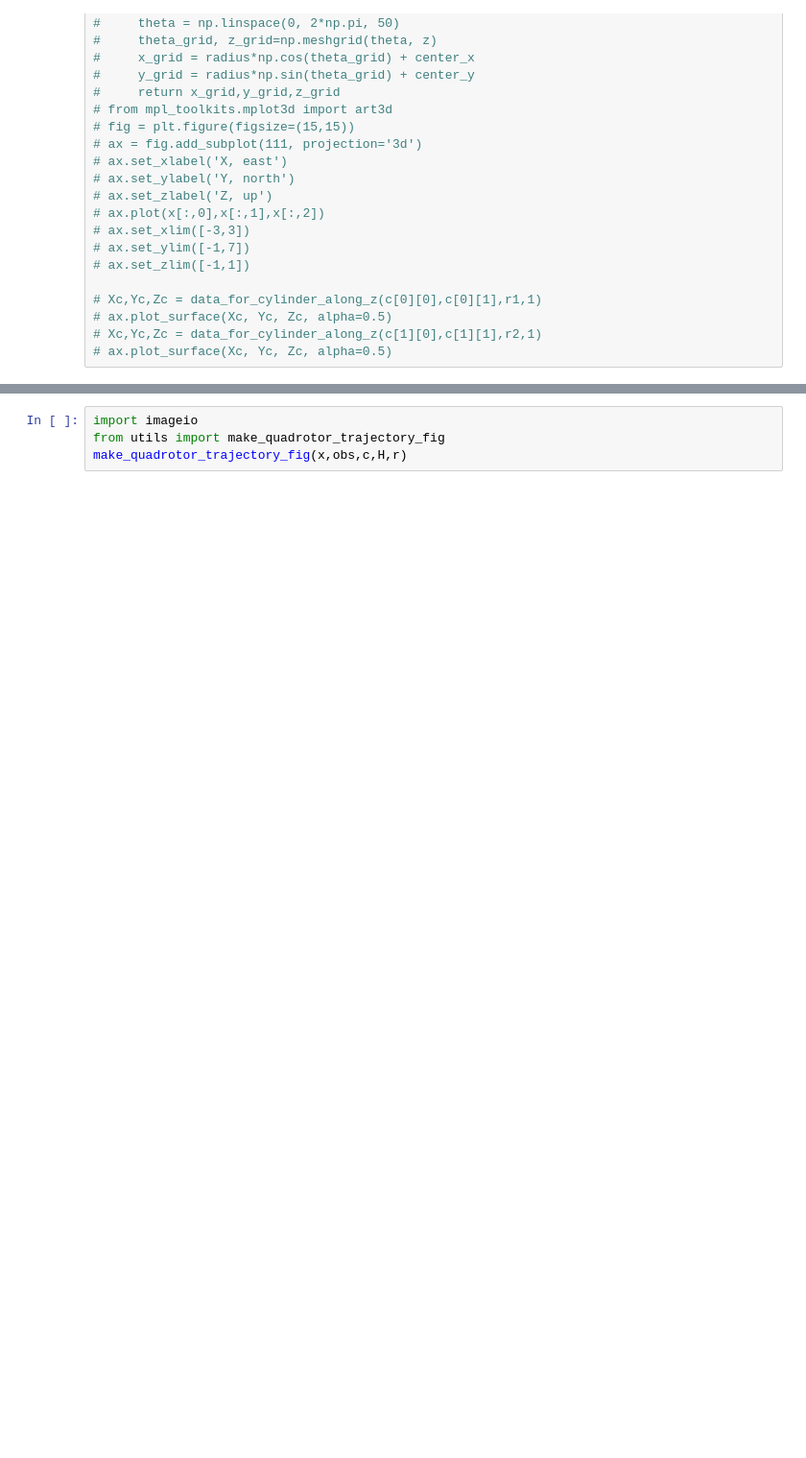
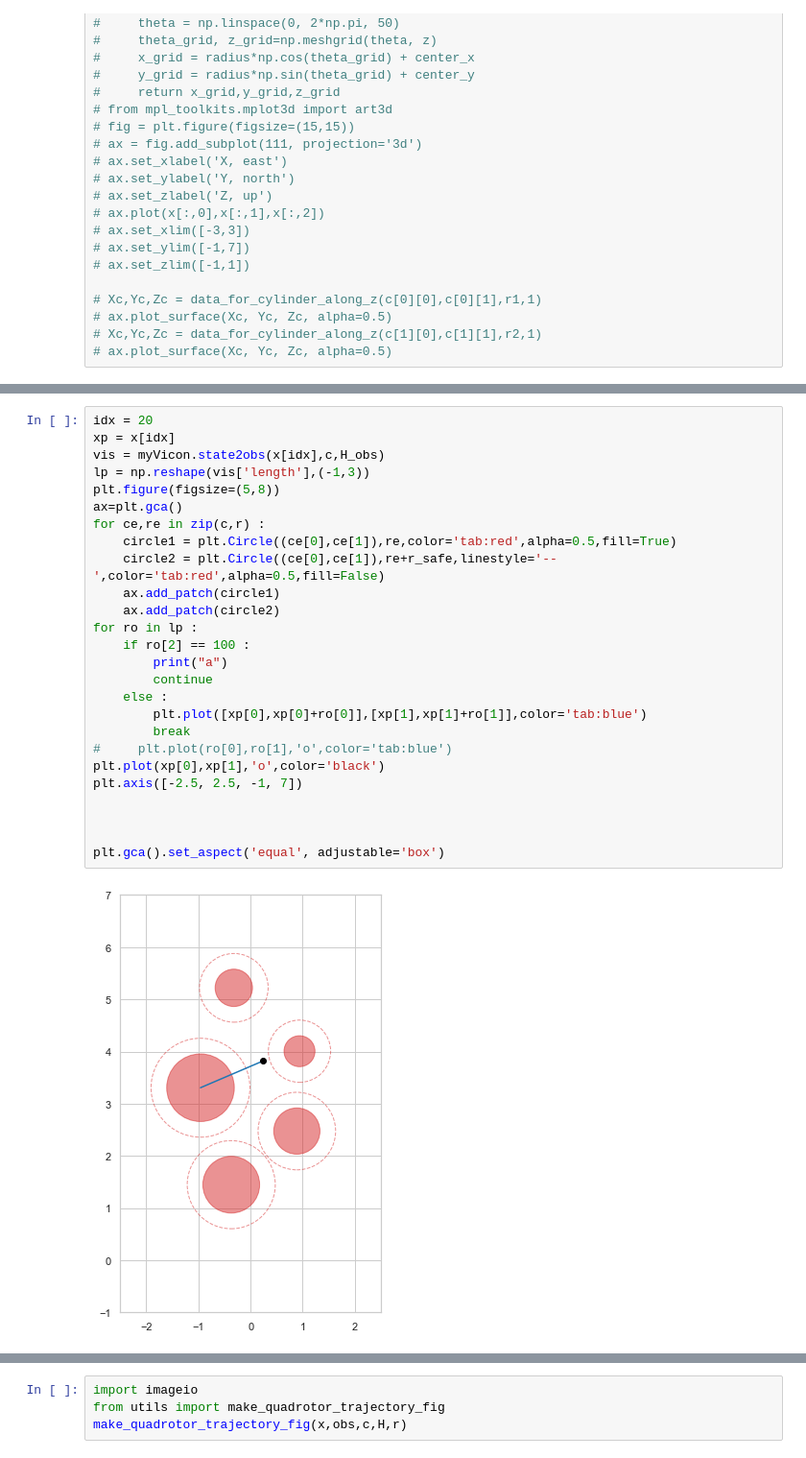
Before and after one commit to taewankim1/sequential_convex_programming, a Jupyter notebook: notebooks/test_quadrotor_pointmass.ipynb, the cells around one changed output, grey strips where cells are left out. Shown: that part at 96% size. Saved outputs shown, nothing was run; the diff lists cells and outputs as text; blank space fills up the shorter version.

```diff
--- a/notebooks/test_quadrotor_pointmass.ipynb
+++ b/notebooks/test_quadrotor_pointmass.ipynb
@@ -222,0 +202,28 @@ obs = myObs.state2obs(x,c,H_obs)
+# %%
+idx = 20
+xp = x[idx]
+vis = myVicon.state2obs(x[idx],c,H_obs)
+lp = np.reshape(vis['length'],(-1,3))
+plt.figure(figsize=(5,8))
+ax=plt.gca()
+for ce,re in zip(c,r) :
+    circle1 = plt.Circle((ce[0],ce[1]),re,color='tab:red',alpha=0.5,fill=True)
+    circle2 = plt.Circle((ce[0],ce[1]),re+r_safe,linestyle='--',color='tab:red',alpha=0.5,fill=False)
+    ax.add_patch(circle1)
+    ax.add_patch(circle2)
+for ro in lp :
+    if ro[2] == 100 :
+        print("a")
+        continue
+    else :
+        plt.plot([xp[0],xp[0]+ro[0]],[xp[1],xp[1]+ro[1]],color='tab:blue')
+        break
+#     plt.plot(ro[0],ro[1],'o',color='tab:blue')
+plt.plot(xp[0],xp[1],'o',color='black')
+plt.axis([-2.5, 2.5, -1, 7])
+
+
+
+plt.gca().set_aspect('equal', adjustable='box')
+# %% [output]
+[figure, added]
```
Also changed, not shown: parts of 15 cells of this notebook, 9 other files.
